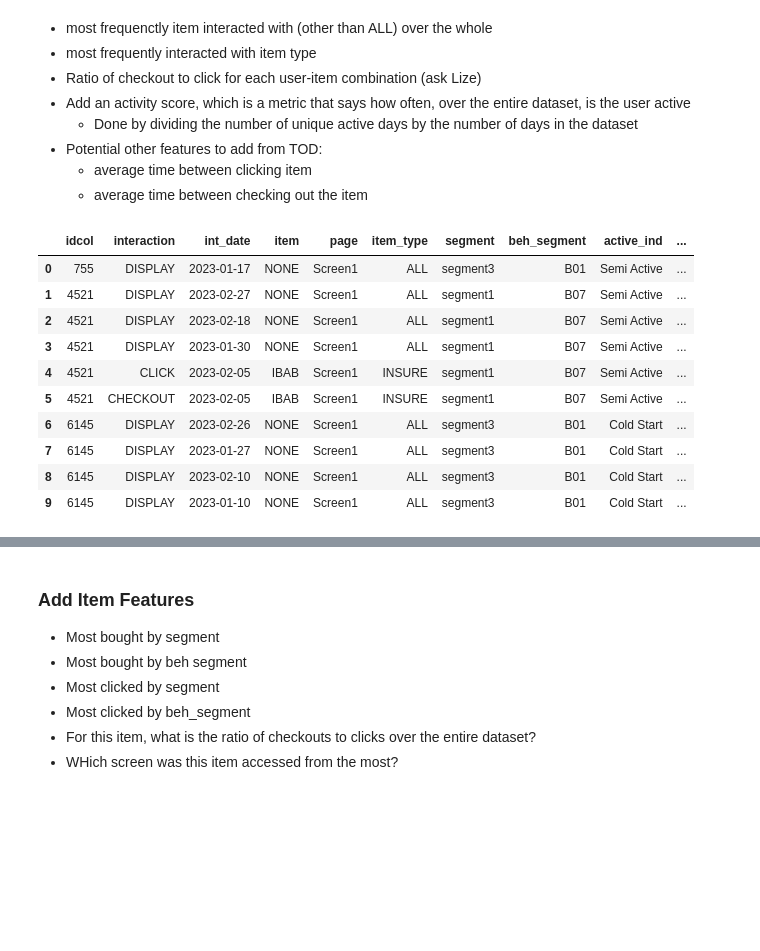
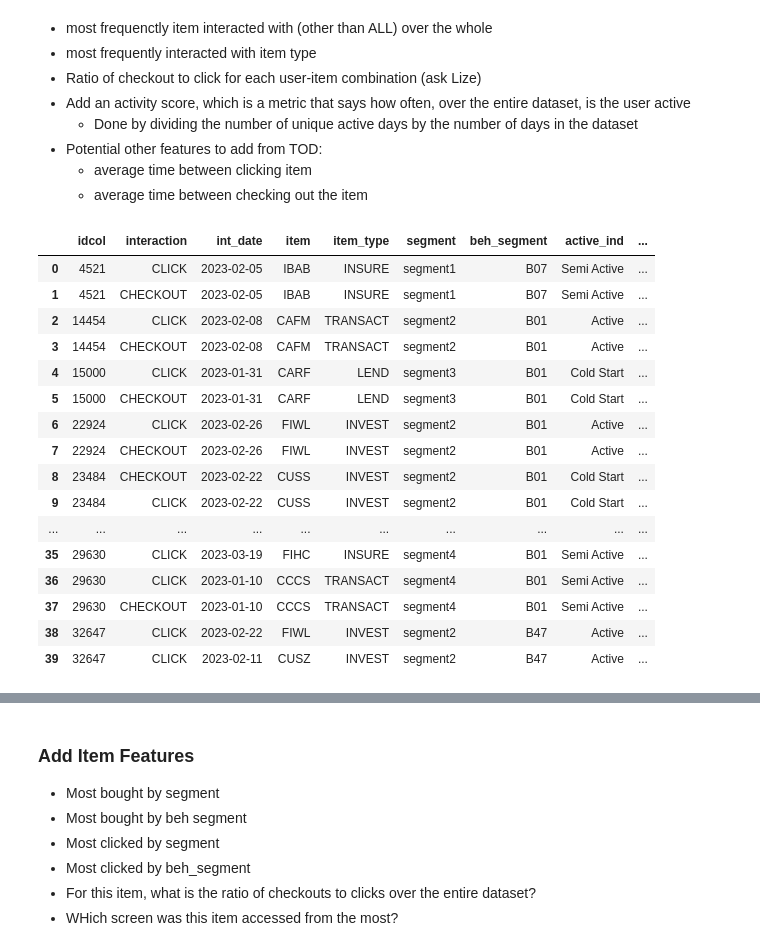
Before and after one commit to lizesteyn/FNBdataquest, a Jupyter notebook: LightFM_2.ipynb, the cells around one changed output, grey strips where cells are left out. Drawn from its saved outputs; the diff is of its cells as text; code cells hidden in the pictures; blank space fills up the shorter version.

```diff
--- a/LightFM_2.ipynb
+++ b/LightFM_2.ipynb
@@ -19,6 +19,14 @@ from scipy.sparse import csr_matrix, vstack
 data = pd.read_csv("./fnb_datav2.csv")
 
 # Remove
-data = data.drop(columns = ["item_descrip", "tod"])
+data = data.drop(columns = ["item_descrip", "tod", "page"])
 data.head(20)
+
+# TEST:
+# Drop rows where "item" column contains "NONE"
+# data = data[data["active_ind"] != "Cold Start"]
+data = data[data["item"] != "NONE"]
+
+data.head(20)
+# data.shape
 # %% [output]
@@ -112,18 +113,19 @@ dtype: int64
 """
 
 # Give scores to the interactions, and then drop the interaction column:L
+# interaction_scores = {
+#     'CLICK': 1,
+#     'CHECKOUT': 2
+# }
+
 interaction_scores = {
-    'CLICK': 1,
-    'CHECKOUT': 2
+    # 'DISPLAY': 0,
+    'CLICK': 5,
+    'CHECKOUT': 10
 }
 
-interaction_scores = {
-    'DISPLAY': 0,
-    'CLICK': 1,
-    'CHECKOUT': 2
-}
-
-data['interaction_scores'] = data['interaction'].map(interaction_scores).fillna(0).astype(int)
+# Map interaction scores, fill missing values with 0
+data['interaction_scores'] = data['interaction'].map(interaction_scores).fillna(0)
 
 # Add ids for each unique item
 data['item_id'] = pd.factorize(data['item'])[0]
@@ -160,33 +162,39 @@ index = int(original_data[original_data['idcol'] == target_idcol].index[0])
 # %%
 # Add user daily activity score:
 # On days that they are active, how many interactions do they make?
 # Convert int_date to datetime
 data['int_date'] = pd.to_datetime(data['int_date'], format='%d%b%Y')
 
 # Group by idcol to calculate total interactions and unique active days
 user_interactions = data.groupby('idcol').size().reset_index(name='total_interactions')
 active_days = data.groupby('idcol')['int_date'].nunique().reset_index(name='unique_active_days')
 
 # Merge the results to calculate daily_activity_score
 user_activity = pd.merge(user_interactions, active_days, on='idcol')
 user_activity['daily_activity_score'] = user_activity['total_interactions'] / user_activity['unique_active_days']
 
 # Merge the daily_activity_score back to the original DataFrame
 data = pd.merge(data, user_activity[['idcol', 'daily_activity_score']], on='idcol', how='left')
 
-data.head(10)
+data.head(40)
 # %% [output]
-|  | idcol | interaction | int_date | item | page | item_type | segment | beh_segment | active_ind | ... |
-| 0 | 755 | DISPLAY | 2023-01-17 | NONE | Screen1 | ALL | segment3 | B01 | Semi Active | ... |
-| 1 | 4521 | DISPLAY | 2023-02-27 | NONE | Screen1 | ALL | segment1 | B07 | Semi Active | ... |
-| 2 | 4521 | DISPLAY | 2023-02-18 | NONE | Screen1 | ALL | segment1 | B07 | Semi Active | ... |
-| 3 | 4521 | DISPLAY | 2023-01-30 | NONE | Screen1 | ALL | segment1 | B07 | Semi Active | ... |
-| 4 | 4521 | CLICK | 2023-02-05 | IBAB | Screen1 | INSURE | segment1 | B07 | Semi Active | ... |
-| 5 | 4521 | CHECKOUT | 2023-02-05 | IBAB | Screen1 | INSURE | segment1 | B07 | Semi Active | ... |
-| 6 | 6145 | DISPLAY | 2023-02-26 | NONE | Screen1 | ALL | segment3 | B01 | Cold Start | ... |
-| 7 | 6145 | DISPLAY | 2023-01-27 | NONE | Screen1 | ALL | segment3 | B01 | Cold Start | ... |
-| 8 | 6145 | DISPLAY | 2023-02-10 | NONE | Screen1 | ALL | segment3 | B01 | Cold Start | ... |
-| 9 | 6145 | DISPLAY | 2023-01-10 | NONE | Screen1 | ALL | segment3 | B01 | Cold Start | ... |
+|  | idcol | interaction | int_date | item | item_type | segment | beh_segment | active_ind | ... |
+| 0 | 4521 | CLICK | 2023-02-05 | IBAB | INSURE | segment1 | B07 | Semi Active | ... |
+| 1 | 4521 | CHECKOUT | 2023-02-05 | IBAB | INSURE | segment1 | B07 | Semi Active | ... |
+| 2 | 14454 | CLICK | 2023-02-08 | CAFM | TRANSACT | segment2 | B01 | Active | ... |
+| 3 | 14454 | CHECKOUT | 2023-02-08 | CAFM | TRANSACT | segment2 | B01 | Active | ... |
+| 4 | 15000 | CLICK | 2023-01-31 | CARF | LEND | segment3 | B01 | Cold Start | ... |
+| 5 | 15000 | CHECKOUT | 2023-01-31 | CARF | LEND | segment3 | B01 | Cold Start | ... |
+| 6 | 22924 | CLICK | 2023-02-26 | FIWL | INVEST | segment2 | B01 | Active | ... |
+| 7 | 22924 | CHECKOUT | 2023-02-26 | FIWL | INVEST | segment2 | B01 | Active | ... |
+| 8 | 23484 | CHECKOUT | 2023-02-22 | CUSS | INVEST | segment2 | B01 | Cold Start | ... |
+| 9 | 23484 | CLICK | 2023-02-22 | CUSS | INVEST | segment2 | B01 | Cold Start | ... |
+| ... | ... | ... | ... | ... | ... | ... | ... | ... | ... |
+| 35 | 29630 | CLICK | 2023-03-19 | FIHC | INSURE | segment4 | B01 | Semi Active | ... |
+| 36 | 29630 | CLICK | 2023-01-10 | CCCS | TRANSACT | segment4 | B01 | Semi Active | ... |
+| 37 | 29630 | CHECKOUT | 2023-01-10 | CCCS | TRANSACT | segment4 | B01 | Semi Active | ... |
+| 38 | 32647 | CLICK | 2023-02-22 | FIWL | INVEST | segment2 | B47 | Active | ... |
+| 39 | 32647 | CLICK | 2023-02-11 | CUSZ | INVEST | segment2 | B47 | Active | ... |
 # %%
 # Add user activity frequency:
 # Count the number of days that the user was active, and divide it by the number of days in the dataset:
```
Also changed, not shown: parts of 48 cells of this notebook.
